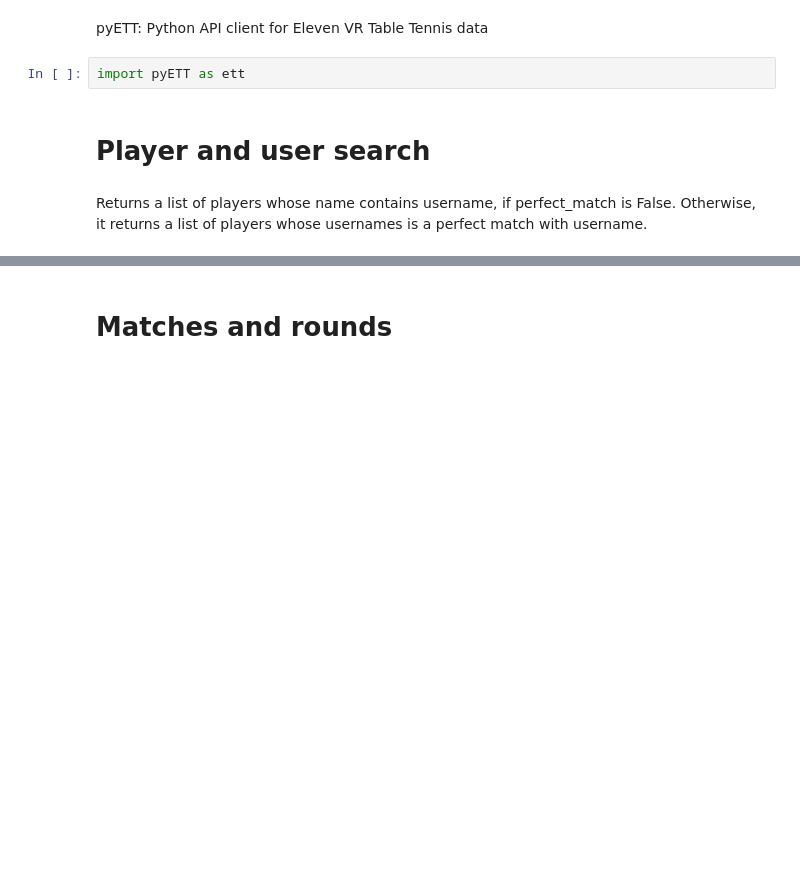
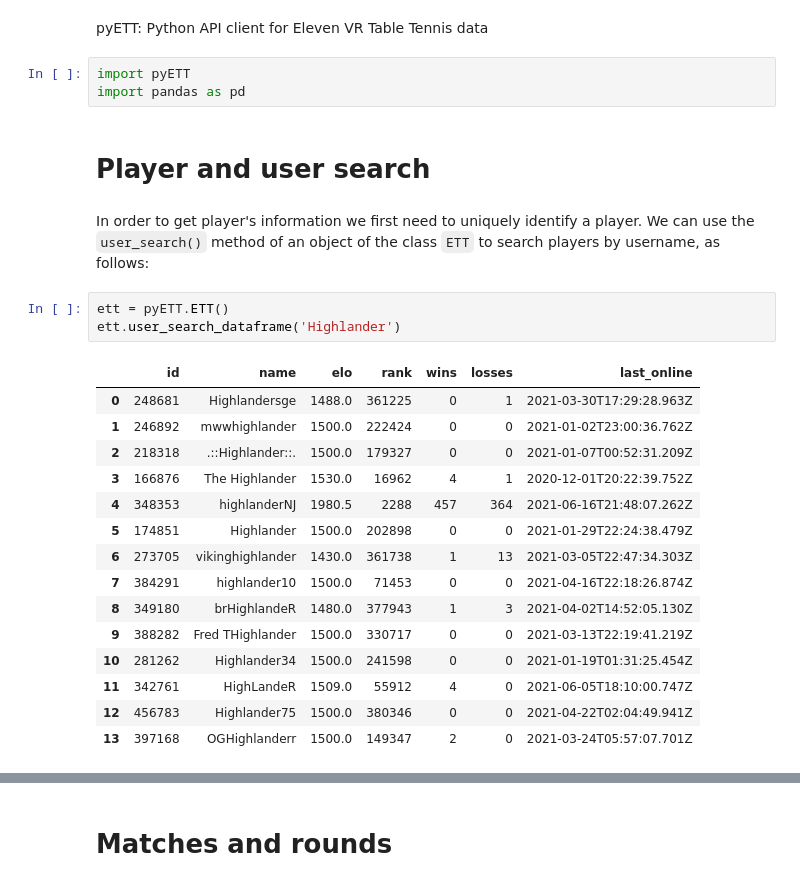
Before and after one commit to souzatharsis/pyETT, a Jupyter notebook: pyETT.ipynb, the cells around one changed output, grey strips where cells are left out. Drawn from its saved outputs; the diff is of its cells as text; blank space fills up the shorter version.

```diff
--- a/pyETT.ipynb
+++ b/pyETT.ipynb
@@ -3,8 +3,28 @@
 # %% [markdown]
 pyETT: Python API client for Eleven VR Table Tennis data
 # %%
-import pyETT as ett
+import pyETT
+import pandas as pd
 # %% [markdown]
 # Player and user search
-# %% [markdown]
-Returns a list of players whose name contains username, if perfect_match is False. Otherwise, it returns a list of players whose usernames is a perfect match with username.
+# %% [markdown]
+In order to get player's information we first need to uniquely identify a player. We can use the `user_search()` method of an object of the class `ETT` to search players by username, as follows:
+# %%
+ett = pyETT.ETT()
+ett.user_search_dataframe('Highlander')
+# %% [output]
+|  | id | name | elo | rank | wins | losses | last_online |
+| 0 | 248681 | Highlandersge | 1488.0 | 361225 | 0 | 1 | 2021-03-30T17:29:28.963Z |
+| 1 | 246892 | mwwhighlander | 1500.0 | 222424 | 0 | 0 | 2021-01-02T23:00:36.762Z |
+| 2 | 218318 | .::Highlander::. | 1500.0 | 179327 | 0 | 0 | 2021-01-07T00:52:31.209Z |
+| 3 | 166876 | The Highlander | 1530.0 | 16962 | 4 | 1 | 2020-12-01T20:22:39.752Z |
+| 4 | 348353 | highlanderNJ | 1980.5 | 2288 | 457 | 364 | 2021-06-16T21:48:07.262Z |
+| 5 | 174851 | Highlander | 1500.0 | 202898 | 0 | 0 | 2021-01-29T22:24:38.479Z |
+| 6 | 273705 | vikinghighlander | 1430.0 | 361738 | 1 | 13 | 2021-03-05T22:47:34.303Z |
+| 7 | 384291 | highlander10 | 1500.0 | 71453 | 0 | 0 | 2021-04-16T22:18:26.874Z |
+| 8 | 349180 | brHighlandeR | 1480.0 | 377943 | 1 | 3 | 2021-04-02T14:52:05.130Z |
+| 9 | 388282 | Fred THighlander | 1500.0 | 330717 | 0 | 0 | 2021-03-13T22:19:41.219Z |
+| 10 | 281262 | Highlander34 | 1500.0 | 241598 | 0 | 0 | 2021-01-19T01:31:25.454Z |
+| 11 | 342761 | HighLandeR | 1509.0 | 55912 | 4 | 0 | 2021-06-05T18:10:00.747Z |
+| 12 | 456783 | Highlander75 | 1500.0 | 380346 | 0 | 0 | 2021-04-22T02:04:49.941Z |
+| 13 | 397168 | OGHighlanderr | 1500.0 | 149347 | 2 | 0 | 2021-03-24T05:57:07.701Z |
```
Also changed, not shown: parts of 20 cells of this notebook.
